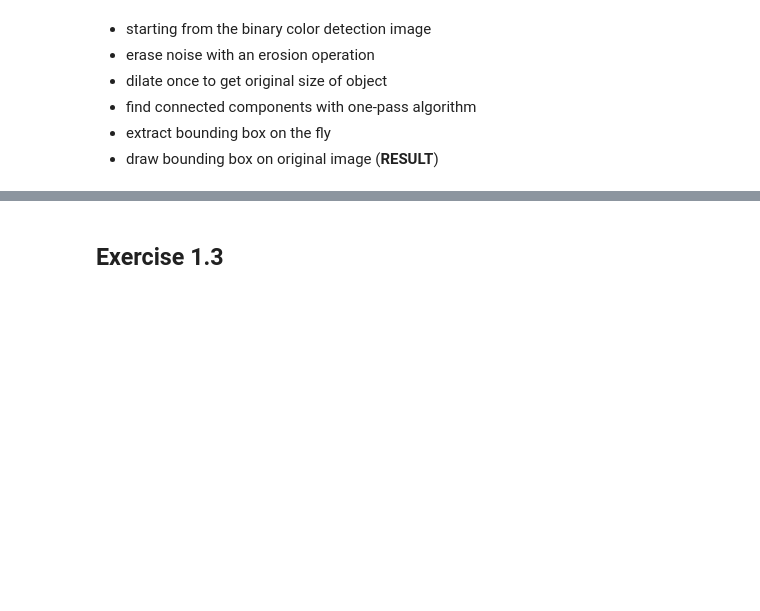
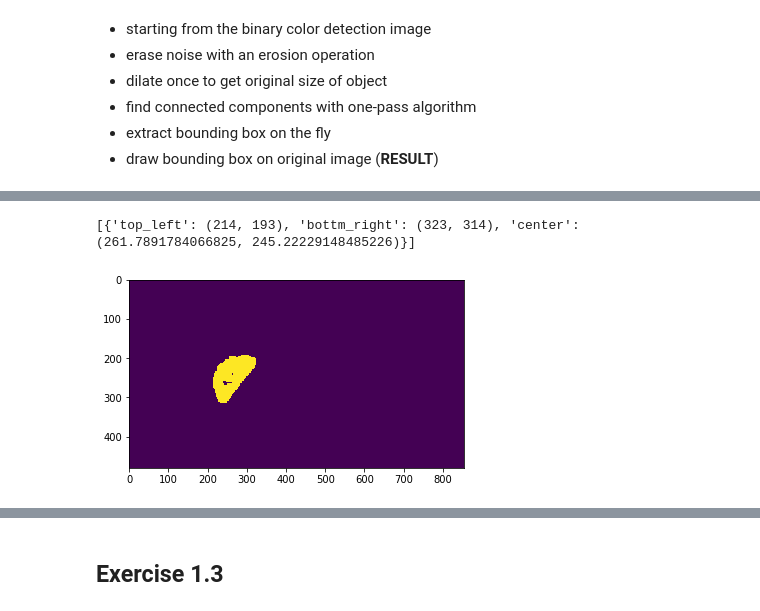
Before and after one commit to AbdBarho/CV19-20, a Jupyter notebook: 01_colorspaces.ipynb, the cells around one changed output, grey strips where cells are left out. Drawn from its saved outputs; the diff is of its cells as text; code cells hidden in the pictures; blank space fills up the shorter version.

```diff
--- a/01_colorspaces.ipynb
+++ b/01_colorspaces.ipynb
@@ -90,0 +73,24 @@ io.imshow(cv2.rectangle(temp, (minx, miny), (maxx, maxy), 1, 3))
+# %%
+def show_labels(labels, num_labels):
+    plt.imshow(labels, vmin=0, vmax=num_labels)
+
+
+def get_shapes_and_labels(image):
+    num_shapes, labels = cv2.connectedComponents(image)
+    shapes = []
+    # ignore the 0-th shape which is the background
+    for i in range(1, num_shapes):
+        xs, ys = np.where(labels == i)
+        shapes.append({
+            "top_left": (np.amin(ys), np.amin(xs)),
+            "bottm_right": (np.amax(ys), np.amax(xs)),
+            "center": (ys.mean(), xs.mean())
+        })
+    return shapes, labels
+
+shapes, labels = get_shapes_and_labels(cleaned_binary)
+print(shapes)
+show_labels(labels, len(shapes))
+# %% [output]
+[{'top_left': (214, 193), 'bottm_right': (323, 314), 'center': (261.7891784066825, 245.22229148485226)}]
+[figure, added]
```
Also changed, not shown: parts of 16 cells of this notebook, 1 other file.
